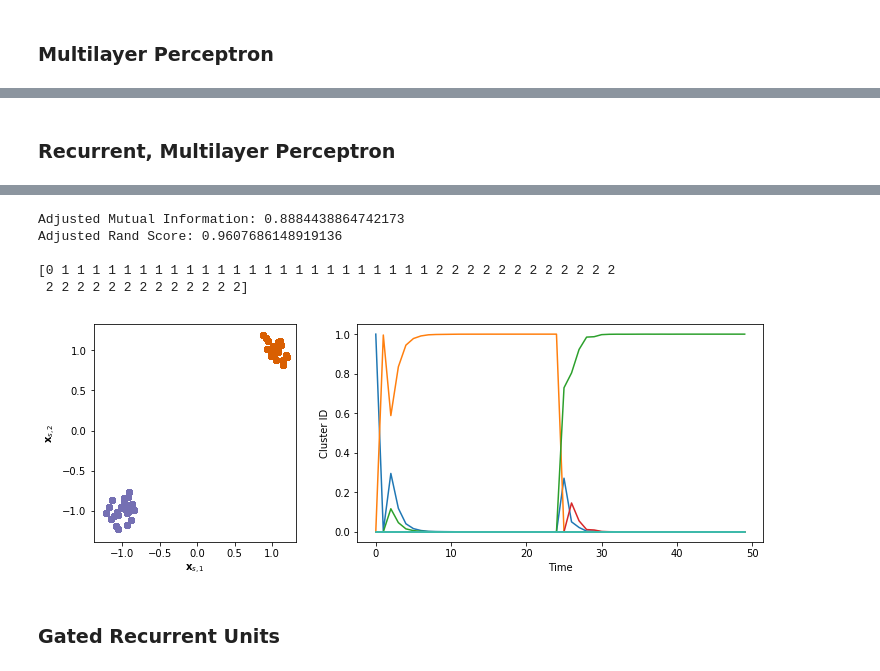
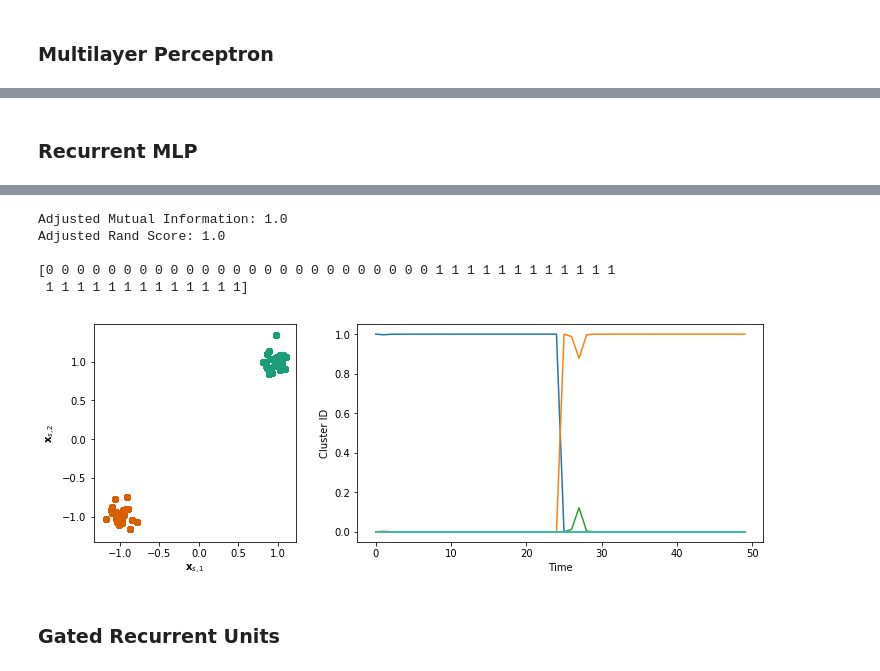
Before and after one commit to nicktfranklin/SEM_paper_simulations, a Jupyter notebook: Demo - Toy Data (Segmentation).ipynb, the cells around one changed output, grey strips where cells are left out. Drawn from its saved outputs; the diff is of its cells as text; code cells hidden in the pictures.

```diff
--- a/Demo - Toy Data (Segmentation).ipynb
+++ b/Demo - Toy Data (Segmentation).ipynb
@@ -61,10 +61,10 @@ plt.plot(x_train[:, 0], x_train[:, 1])
 # %%
 # SEM parameters
 K = 20  # maximum number of event types
-lmda = 1.0  # stickyness parameter
-alfa = 1.00  # concentration parameter
+lmda = 10.0  # stickyness parameter
+alfa = .10  # concentration parameter
 beta = 0.1 # transition noise
-eta =  0.1  # learning rate
+# eta =  0.1  # learning rate
 
 
 # define plotting function
@@ -166,22 +172,23 @@ Adjusted Rand Score: 0.7768550763461023
 # %% [markdown]
-### Recurrent, Multilayer Perceptron
+### Recurrent MLP
 # %%
-# Initialize keras model
-sem_kwargs4 = dict(lmda=lmda, alfa=alfa, beta=beta,
-                  f_class=KerasSimpleRNN, f_opts=dict(t=2))
+sem_kwargs5 = dict(
+    lmda=lmda, alfa=alfa, f_class=KerasRecurrentMLP,
+    f_opts=dict(t=2, var_scale0=0.3, var_df0=10, l2_regularization=0.3, dropout=0.1)
+               )
 
-sem4 = SEM(**sem_kwargs4)
-post = sem4.run(x_train, K=K)
+sem5 = SEM(**sem_kwargs5)
+post = sem5.run(x_train, K=K)
 tf.Session().close()
 plot_segmentation(post, y)
 # %% [output]
 [interactive output not drawn]
-Adjusted Mutual Information: 0.8884438864742173
-Adjusted Rand Score: 0.9607686148919136
+Adjusted Mutual Information: 1.0
+Adjusted Rand Score: 1.0
 
-[0 1 1 1 1 1 1 1 1 1 1 1 1 1 1 1 1 1 1 1 1 1 1 1 1 2 2 2 2 2 2 2 2 2 2 2 2
- 2 2 2 2 2 2 2 2 2 2 2 2 2]
+[0 0 0 0 0 0 0 0 0 0 0 0 0 0 0 0 0 0 0 0 0 0 0 0 0 1 1 1 1 1 1 1 1 1 1 1 1
+ 1 1 1 1 1 1 1 1 1 1 1 1 1]
-[figure, old version]
+[figure, new version]
 # %% [markdown]
 ### Gated Recurrent Units
 # %%
```
Also changed, not shown: parts of 78 cells of this notebook, 1 other file.
